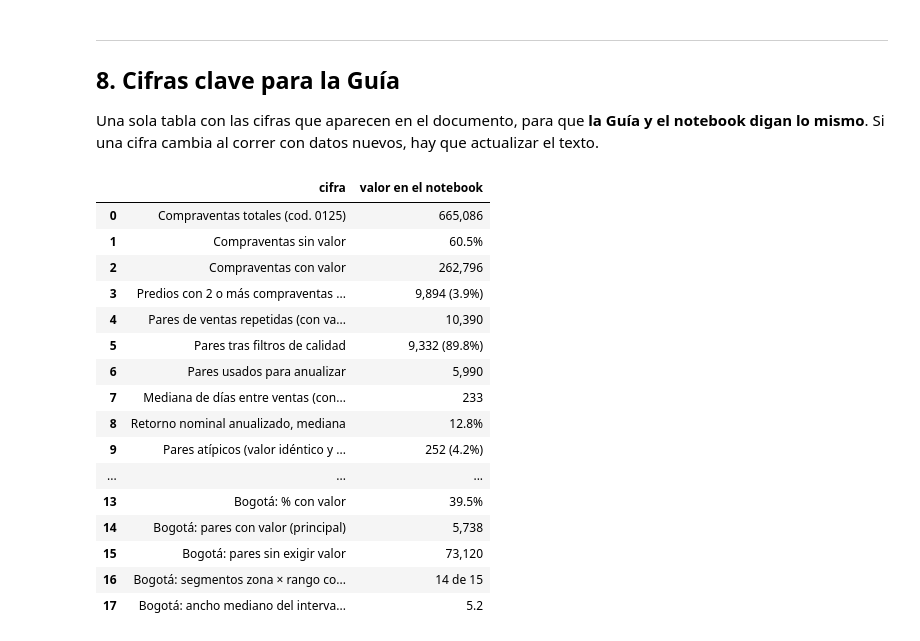
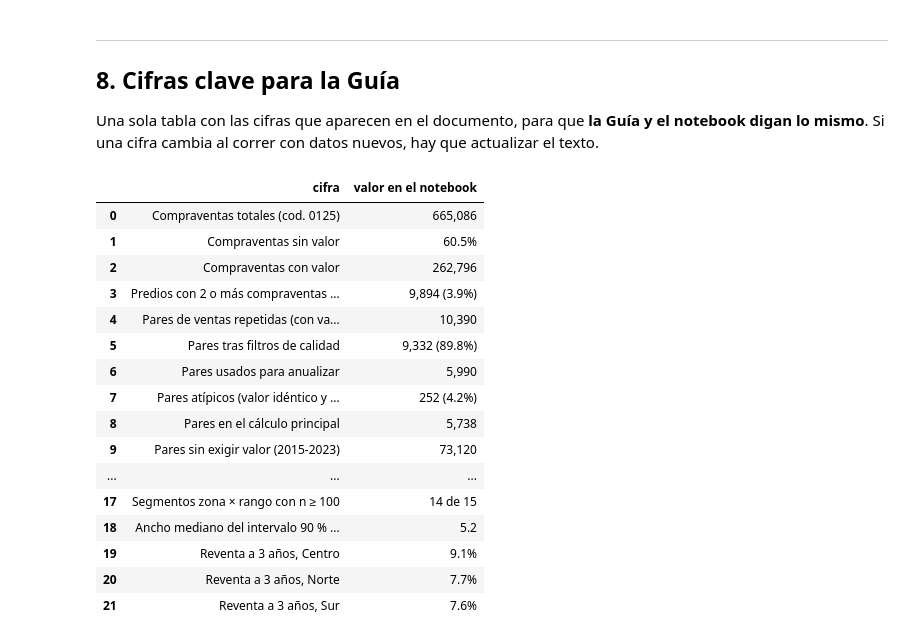
Before and after one commit to NataliaVindrola/grupo31-inmuebles-bogota, a Jupyter notebook: notebooks/01_exploracion_bogota.ipynb, the cells around one changed output. Saved outputs shown, nothing was run; the diff lists cells and outputs as text; code cells hidden in the pictures.

Commit message:
Limpia notebook para Entrega 1: elimina seccion de otras fuentes, documenta criterio n>=100 y actualiza tabla de cifras clave

```diff
--- a/notebooks/01_exploracion_bogota.ipynb
+++ b/notebooks/01_exploracion_bogota.ipynb
@@ -752,46 +737,61 @@ Una sola tabla con las cifras que aparecen en el documento, para que **la Guía
 # %%
 def v(f, default="n.d."):
     try:
         return f()
     except Exception:
         return default
 
 filas = [
+    # Cobertura de los datos
     ("Compraventas totales (cod. 0125)", v(lambda: f"{len(cv):,}")),
     ("Compraventas sin valor", v(lambda: f"{1 - cv['valor_valido'].mean():.1%}")),
     ("Compraventas con valor", v(lambda: f"{len(cvv):,}")),
+
+    # Ventas repetidas
     ("Predios con 2 o más compraventas con valor", v(lambda: f"{(ventas_por_predio >= 2).sum():,} ({(ventas_por_predio >= 2).mean():.1%})")),
     ("Pares de ventas repetidas (con valor)", v(lambda: f"{len(pares):,}")),
     ("Pares tras filtros de calidad", v(lambda: f"{len(pf):,} ({len(pf) / len(pares):.1%})")),
     ("Pares usados para anualizar", v(lambda: f"{len(pa):,}")),
-    ("Mediana de días entre ventas (con valor, sin filtrar)", v(lambda: f"{pares['dias'].median():,.0f}")),
-    ("Retorno nominal anualizado, mediana", v(lambda: f"{pa['ret_anual'].median():.1%}")),
     ("Pares atípicos (valor idéntico y reventa ≤ 365 días)", v(lambda: f"{pa['atipico_identico'].sum():,} ({pa['atipico_identico'].mean():.1%})")),
+    ("Pares en el cálculo principal", v(lambda: f"{len(pb):,}")),
+    ("Pares sin exigir valor (2015-2023)", v(lambda: f"{len(pares_bog_todos):,}")),
+
+    # Tiempo entre ventas
+    ("Mediana de días entre ventas, pares con valor (sesgada: ventana 2021-2023)", v(lambda: f"{pb['dias'].median():,.0f}")),
+    ("Mediana de días entre ventas, todos los pares", v(lambda: f"{pares_bog_todos['dias'].median():,.0f}")),
+
+    # Valorización
+    ("Retorno nominal anualizado, mediana (todos los pares)", v(lambda: f"{pa['ret_anual'].median():.1%}")),
+    ("Retorno nominal anualizado, mediana (principal)", v(lambda: f"{pr['ret_anual'].median():.1%}")),
     ("Retorno real anualizado, mediana (principal)", v(lambda: f"{pr['ret_real_anual'].median():.1%}")),
     ("Retorno real anualizado, mediana (todos los pares)", v(lambda: f"{pr_todos['ret_real_anual'].median():.1%}")),
-    ("Bogotá: compraventas", v(lambda: f"{len(bog):,}")),
-    ("Bogotá: % con valor", v(lambda: f"{bog['valor_valido'].mean():.1%}")),
-    ("Bogotá: pares con valor (principal)", v(lambda: f"{len(pb):,}")),
-    ("Bogotá: pares sin exigir valor", v(lambda: f"{len(pares_bog_todos):,}")),
-    ("Bogotá: segmentos zona × rango con n suficiente", v(lambda: f"{int(seg['n_suficiente'].sum())} de {len(seg)}")),
-    ("Bogotá: ancho mediano del intervalo 90 % (p.p.)", v(lambda: f"{seg['ancho_ic_pp'].median():.1f}")),
+    ("Pares con retorno real negativo (principal)", v(lambda: f"{(pr['ret_real_anual'] < 0).mean():.1%}")),
+
+    # Segmentos
+    ("Segmentos zona × rango con n ≥ 100", v(lambda: f"{int(seg['n_suficiente'].sum())} de {len(seg)}")),
+    ("Ancho mediano del intervalo 90 % (p.p.); meta original < 3", v(lambda: f"{seg['ancho_ic_pp'].median():.1f}")),
+
+    # Liquidez (Kaplan-Meier)
+    ("Reventa a 3 años, Centro", v(lambda: f"{tabla_liq.loc['Centro', 'P(reventa ≤ 3 años)']:.1%}")),
+    ("Reventa a 3 años, Norte", v(lambda: f"{tabla_liq.loc['Norte', 'P(reventa ≤ 3 años)']:.1%}")),
+    ("Reventa a 3 años, Sur", v(lambda: f"{tabla_liq.loc['Sur', 'P(reventa ≤ 3 años)']:.1%}")),
 ]
 display(pd.DataFrame(filas, columns=["cifra", "valor en el notebook"]))
 # %% [output]
 |  | cifra | valor en el notebook |
 | 0 | Compraventas totales (cod. 0125) | 665,086 |
 | 1 | Compraventas sin valor | 60.5% |
 | 2 | Compraventas con valor | 262,796 |
 | 3 | Predios con 2 o más compraventas ... | 9,894 (3.9%) |
 | 4 | Pares de ventas repetidas (con va... | 10,390 |
 | 5 | Pares tras filtros de calidad | 9,332 (89.8%) |
 | 6 | Pares usados para anualizar | 5,990 |
-| 7 | Mediana de días entre ventas (con... | 233 |
-| 8 | Retorno nominal anualizado, mediana | 12.8% |
-| 9 | Pares atípicos (valor idéntico y ... | 252 (4.2%) |
+| 7 | Pares atípicos (valor idéntico y ... | 252 (4.2%) |
+| 8 | Pares en el cálculo principal | 5,738 |
+| 9 | Pares sin exigir valor (2015-2023) | 73,120 |
 | ... | ... | ... |
-| 13 | Bogotá: % con valor | 39.5% |
-| 14 | Bogotá: pares con valor (principal) | 5,738 |
-| 15 | Bogotá: pares sin exigir valor | 73,120 |
-| 16 | Bogotá: segmentos zona × rango co... | 14 de 15 |
-| 17 | Bogotá: ancho mediano del interva... | 5.2 |
+| 17 | Segmentos zona × rango con n ≥ 100 | 14 de 15 |
+| 18 | Ancho mediano del intervalo 90 % ... | 5.2 |
+| 19 | Reventa a 3 años, Centro | 9.1% |
+| 20 | Reventa a 3 años, Norte | 7.7% |
+| 21 | Reventa a 3 años, Sur | 7.6% |
```
Also changed, not shown: parts of 10 cells of this notebook.
